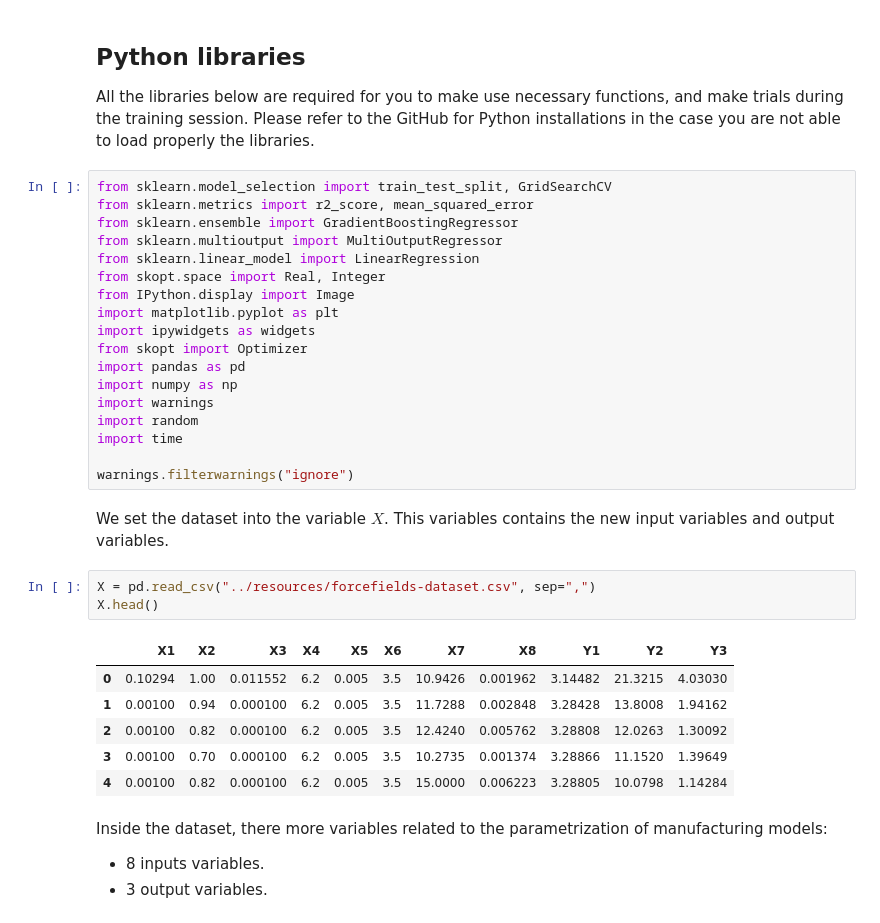
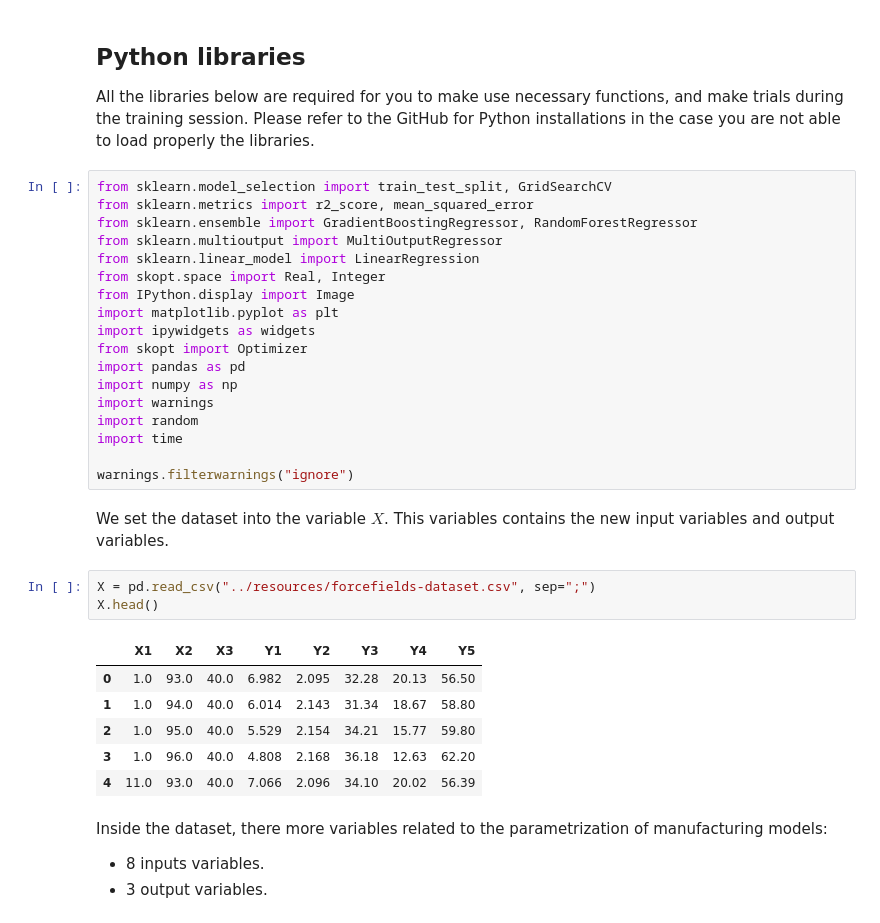
Before and after one commit to MarcDuquesnoy/AIWorkshop, a Jupyter notebook: Python/training-yourcode.ipynb, the cells around one changed output. Cells and saved outputs as stored; diff of their text form.

```diff
--- a/Python/training-yourcode.ipynb
+++ b/Python/training-yourcode.ipynb
@@ -19,7 +19,7 @@ All the libraries below are required for you to make use necessary functions, an
 # %%
 from sklearn.model_selection import train_test_split, GridSearchCV
 from sklearn.metrics import r2_score, mean_squared_error
-from sklearn.ensemble import GradientBoostingRegressor
+from sklearn.ensemble import GradientBoostingRegressor, RandomForestRegressor
 from sklearn.multioutput import MultiOutputRegressor
 from sklearn.linear_model import LinearRegression
 from skopt.space import Real, Integer
@@ -37,15 +37,15 @@ warnings.filterwarnings("ignore")
 # %% [markdown]
 We set the dataset into the variable $X$. This variables contains the new input variables and output variables.
 # %%
-X = pd.read_csv("../resources/forcefields-dataset.csv", sep=",")
+X = pd.read_csv("../resources/forcefields-dataset.csv", sep=";")
 X.head()
 # %% [output]
-|  | X1 | X2 | X3 | X4 | X5 | X6 | X7 | X8 | Y1 | Y2 | Y3 |
-| 0 | 0.10294 | 1.00 | 0.011552 | 6.2 | 0.005 | 3.5 | 10.9426 | 0.001962 | 3.14482 | 21.3215 | 4.03030 |
-| 1 | 0.00100 | 0.94 | 0.000100 | 6.2 | 0.005 | 3.5 | 11.7288 | 0.002848 | 3.28428 | 13.8008 | 1.94162 |
-| 2 | 0.00100 | 0.82 | 0.000100 | 6.2 | 0.005 | 3.5 | 12.4240 | 0.005762 | 3.28808 | 12.0263 | 1.30092 |
-| 3 | 0.00100 | 0.70 | 0.000100 | 6.2 | 0.005 | 3.5 | 10.2735 | 0.001374 | 3.28866 | 11.1520 | 1.39649 |
-| 4 | 0.00100 | 0.82 | 0.000100 | 6.2 | 0.005 | 3.5 | 15.0000 | 0.006223 | 3.28805 | 10.0798 | 1.14284 |
+|  | X1 | X2 | X3 | Y1 | Y2 | Y3 | Y4 | Y5 |
+| 0 | 1.0 | 93.0 | 40.0 | 6.982 | 2.095 | 32.28 | 20.13 | 56.50 |
+| 1 | 1.0 | 94.0 | 40.0 | 6.014 | 2.143 | 31.34 | 18.67 | 58.80 |
+| 2 | 1.0 | 95.0 | 40.0 | 5.529 | 2.154 | 34.21 | 15.77 | 59.80 |
+| 3 | 1.0 | 96.0 | 40.0 | 4.808 | 2.168 | 36.18 | 12.63 | 62.20 |
+| 4 | 11.0 | 93.0 | 40.0 | 7.066 | 2.096 | 34.10 | 20.02 | 56.39 |
 # %% [markdown]
 Inside the dataset, there more variables related to the parametrization of manufacturing models:
 - 8 inputs variables.
```
Also changed, not shown: parts of 3 cells of this notebook, 3 other files.
